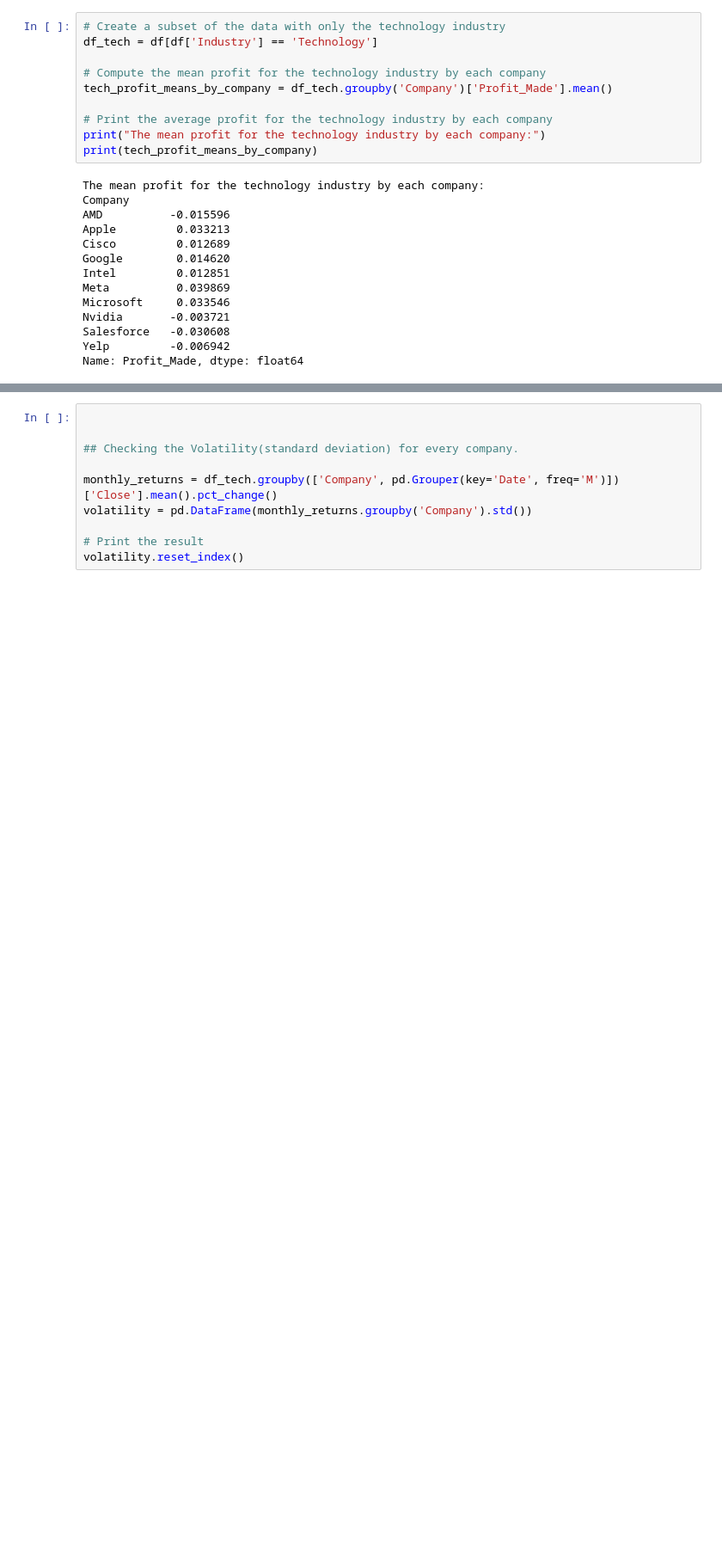
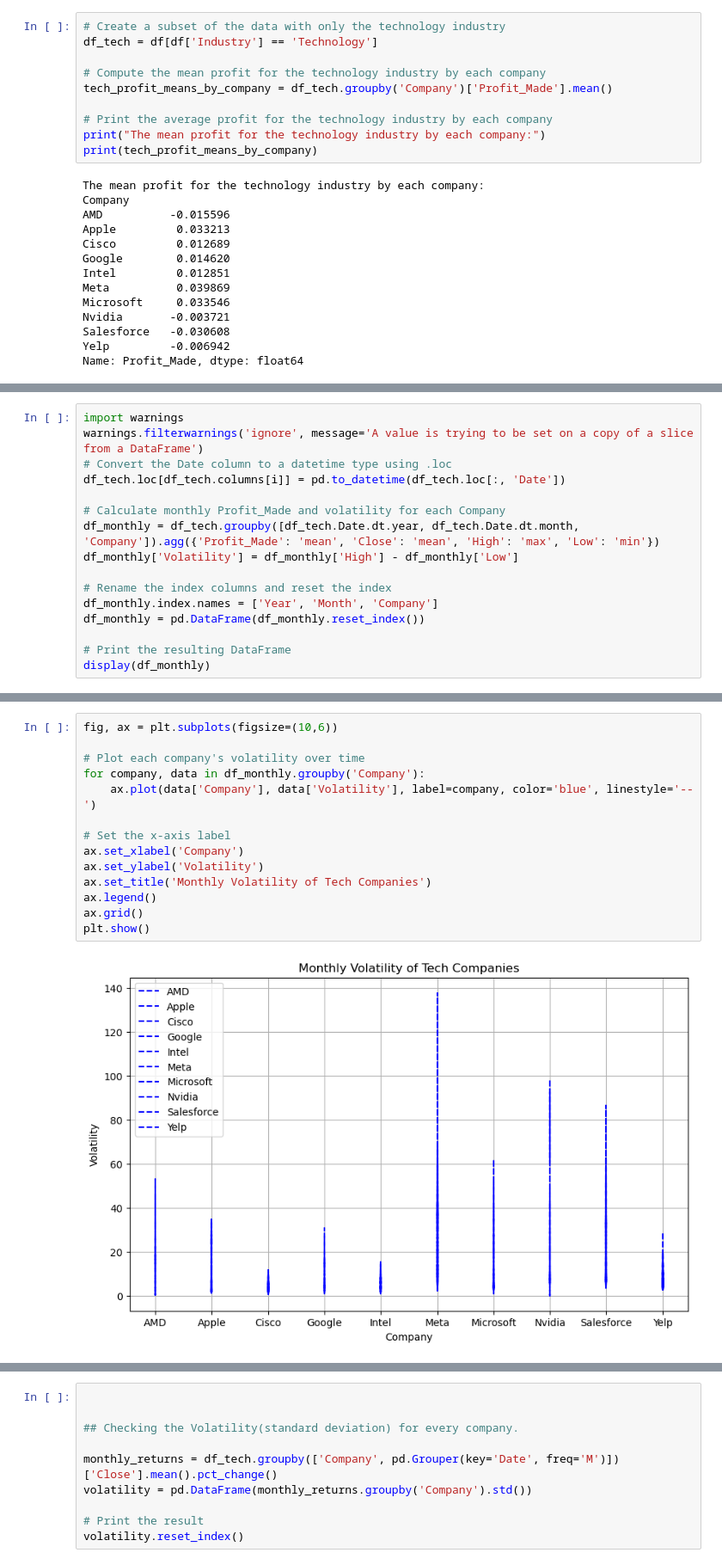
Before and after one commit to ubco-W2022T2-data301/Group35, a Jupyter notebook: analysis/analysis1.ipynb, the cells around one changed output, grey strips where cells are left out. Shown at 86% size. Cells and saved outputs as stored; diff of their text form; blank space fills up the shorter version.

Commit message:
added complex visuals

```diff
--- a/analysis/analysis1.ipynb
+++ b/analysis/analysis1.ipynb
@@ -440,0 +372,16 @@ df_monthly.reset_index()
+# %%
+import warnings
+warnings.filterwarnings('ignore', message='A value is trying to be set on a copy of a slice from a DataFrame')
+# Convert the Date column to a datetime type using .loc
+df_tech.loc[df_tech.columns[i]] = pd.to_datetime(df_tech.loc[:, 'Date'])
+
+# Calculate monthly Profit_Made and volatility for each Company
+df_monthly = df_tech.groupby([df_tech.Date.dt.year, df_tech.Date.dt.month, 'Company']).agg({'Profit_Made': 'mean', 'Close': 'mean', 'High': 'max', 'Low': 'min'})
+df_monthly['Volatility'] = df_monthly['High'] - df_monthly['Low']
+
+# Rename the index columns and reset the index
+df_monthly.index.names = ['Year', 'Month', 'Company']
+df_monthly = pd.DataFrame(df_monthly.reset_index())
+
+# Print the resulting DataFrame
+display(df_monthly)
@@ -440,0 +402,16 @@ df_monthly.reset_index()
+# %%
+fig, ax = plt.subplots(figsize=(10,6))
+
+# Plot each company's volatility over time
+for company, data in df_monthly.groupby('Company'):
+    ax.plot(data['Company'], data['Volatility'], label=company, color='blue', linestyle='--')
+
+# Set the x-axis label
+ax.set_xlabel('Company')
+ax.set_ylabel('Volatility')
+ax.set_title('Monthly Volatility of Tech Companies')
+ax.legend()
+ax.grid()
+plt.show()
+# %% [output]
+[figure, added]
```
Also changed, not shown: parts of 23 cells of this notebook, 1 other file.
